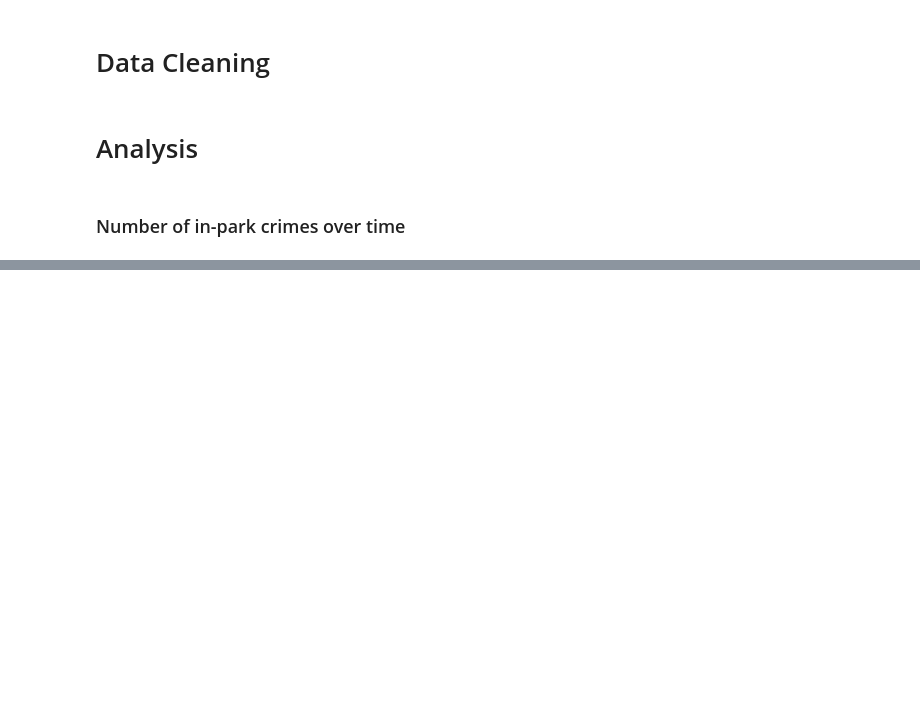
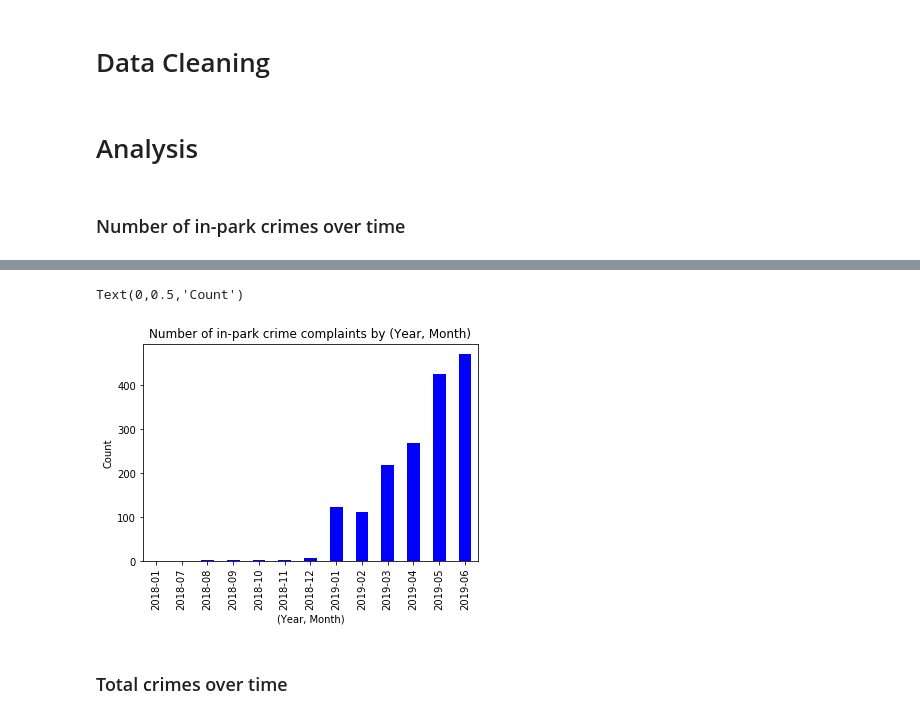
Before and after one commit to leonaisabelle/CUSP-ADS-Project, a Jupyter notebook: crime_complaints.ipynb, the cells around one changed output, grey strips where cells are left out. Cells and saved outputs as stored; diff of their text form; code cells hidden in the pictures; blank space fills up the shorter version.

```diff
--- a/crime_complaints.ipynb
+++ b/crime_complaints.ipynb
@@ -73,0 +51,10 @@ Text(0,0.5,'Count')
+# %%
+# plot for 2018-2019
+ax = inpark_dt[inpark_dt.index.year > 2017].plot.bar(color='b', title='Number of in-park crime complaints by (Year, Month)')
+ax.set_xlabel('(Year, Month)')
+ax.set_ylabel('Count')
+# %% [output]
+Text(0,0.5,'Count')
+[figure, added]
+# %% [markdown]
+### Total crimes over time
```
Also changed, not shown: parts of 6 cells of this notebook, 1 other file.
